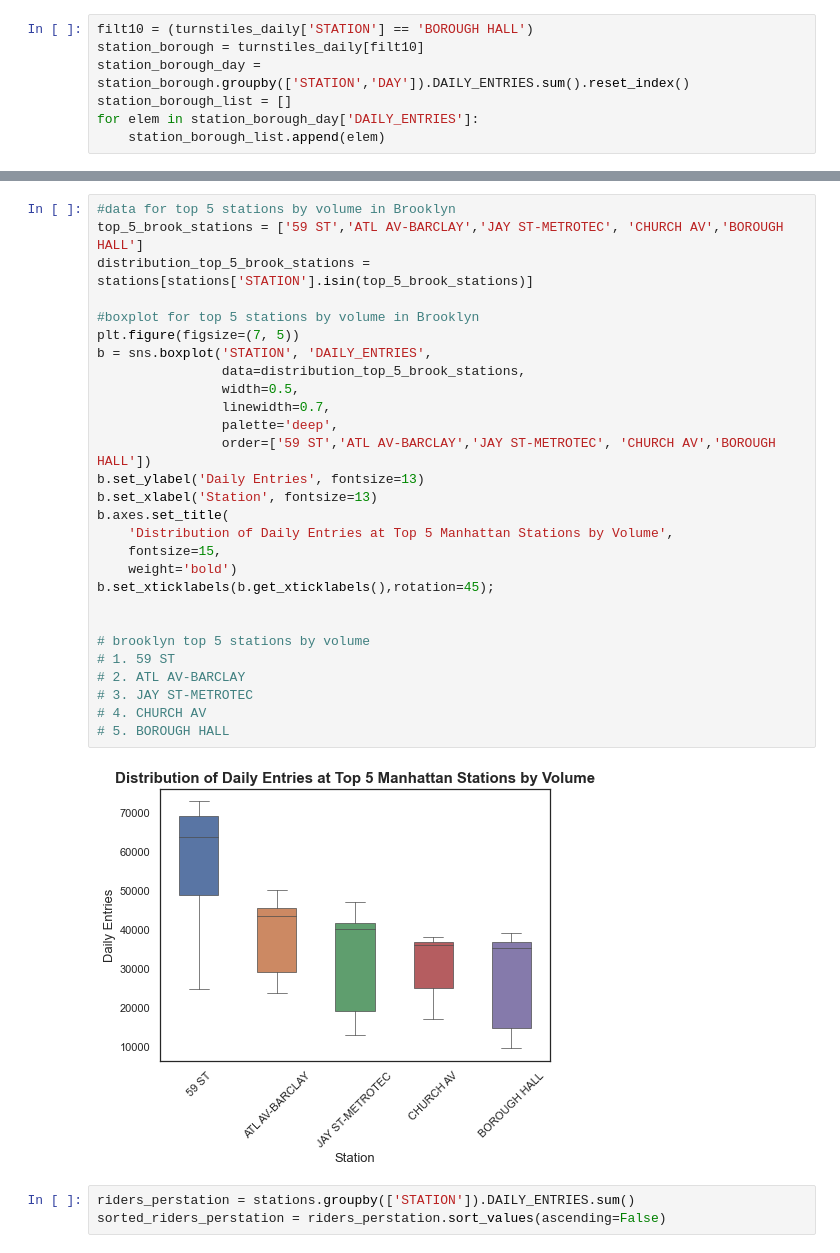
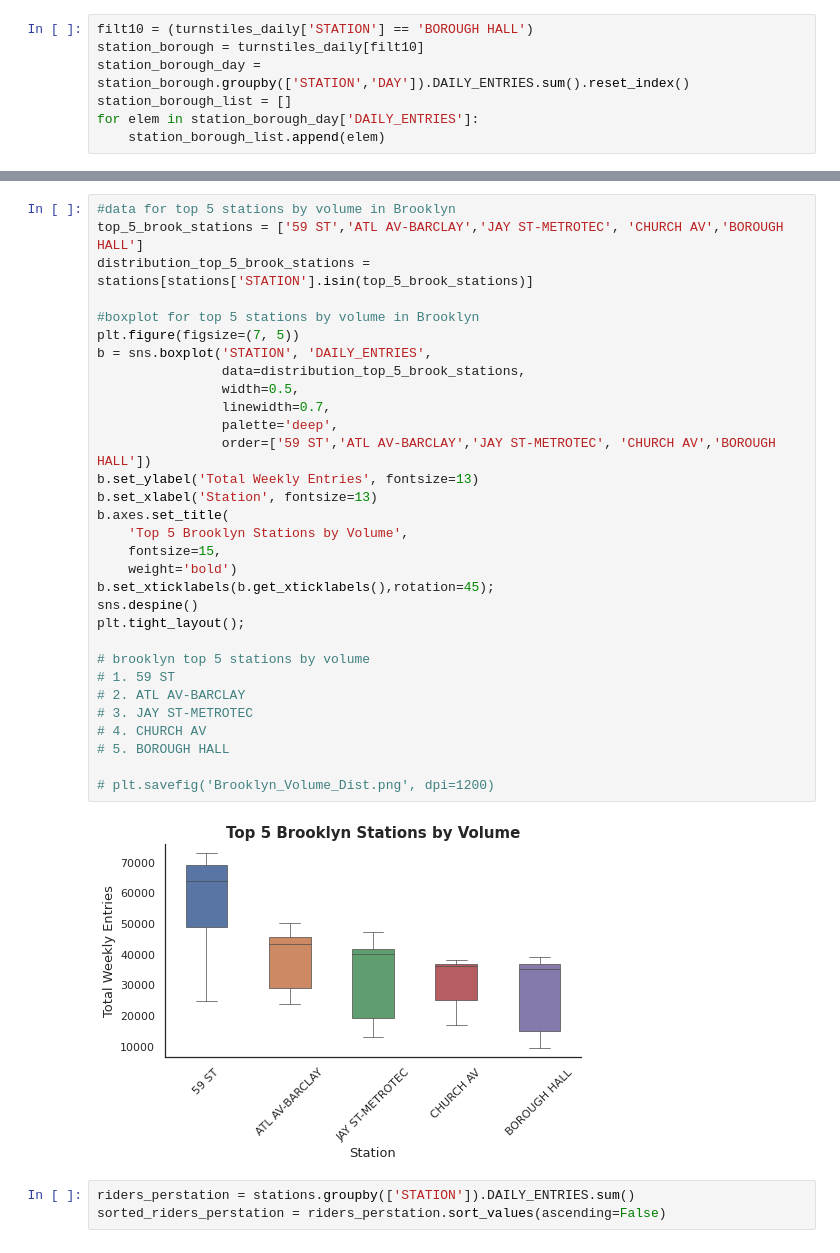
Before and after one commit to Dyllanjrusher/Maximizing_Gala_Attendance, a Jupyter notebook: project_1_MTA.ipynb, the cells around one changed output, grey strips where cells are left out. Drawn from its saved outputs; the diff is of its cells as text.

```diff
--- a/project_1_MTA.ipynb
+++ b/project_1_MTA.ipynb
@@ -553,33 +558,36 @@ b.set_xticklabels(b.get_xticklabels(),rotation=45);
 # %%
 #data for top 5 stations by volume in Brooklyn
 top_5_brook_stations = ['59 ST','ATL AV-BARCLAY','JAY ST-METROTEC', 'CHURCH AV','BOROUGH HALL']
 distribution_top_5_brook_stations = stations[stations['STATION'].isin(top_5_brook_stations)]
 
 #boxplot for top 5 stations by volume in Brooklyn
 plt.figure(figsize=(7, 5))
 b = sns.boxplot('STATION', 'DAILY_ENTRIES',
                 data=distribution_top_5_brook_stations,
                 width=0.5,
                 linewidth=0.7,
                 palette='deep',
                 order=['59 ST','ATL AV-BARCLAY','JAY ST-METROTEC', 'CHURCH AV','BOROUGH HALL'])
-b.set_ylabel('Daily Entries', fontsize=13)
+b.set_ylabel('Total Weekly Entries', fontsize=13)
 b.set_xlabel('Station', fontsize=13)
 b.axes.set_title(
-    'Distribution of Daily Entries at Top 5 Manhattan Stations by Volume',
+    'Top 5 Brooklyn Stations by Volume',
     fontsize=15,
     weight='bold')
 b.set_xticklabels(b.get_xticklabels(),rotation=45);
-
+sns.despine()
+plt.tight_layout();
 
 # brooklyn top 5 stations by volume
 # 1. 59 ST
 # 2. ATL AV-BARCLAY
 # 3. JAY ST-METROTEC
 # 4. CHURCH AV
 # 5. BOROUGH HALL
+
+# plt.savefig('Brooklyn_Volume_Dist.png', dpi=1200)
 # %% [output]
-[figure, old version]
+[figure, new version]
 # %%
 riders_perstation = stations.groupby(['STATION']).DAILY_ENTRIES.sum()
 sorted_riders_perstation = riders_perstation.sort_values(ascending=False)
```
Also changed, not shown: parts of 3 cells of this notebook, 11 other files.
